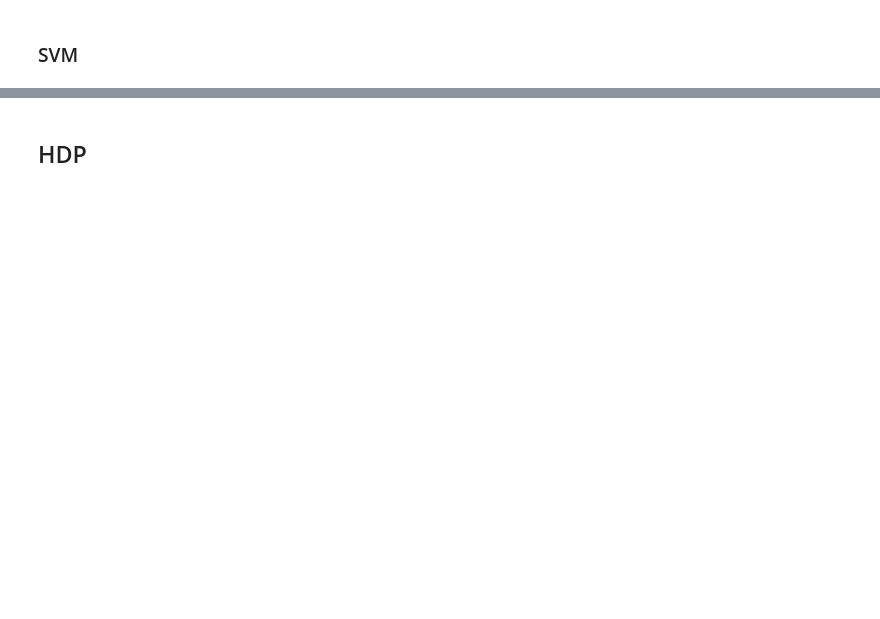
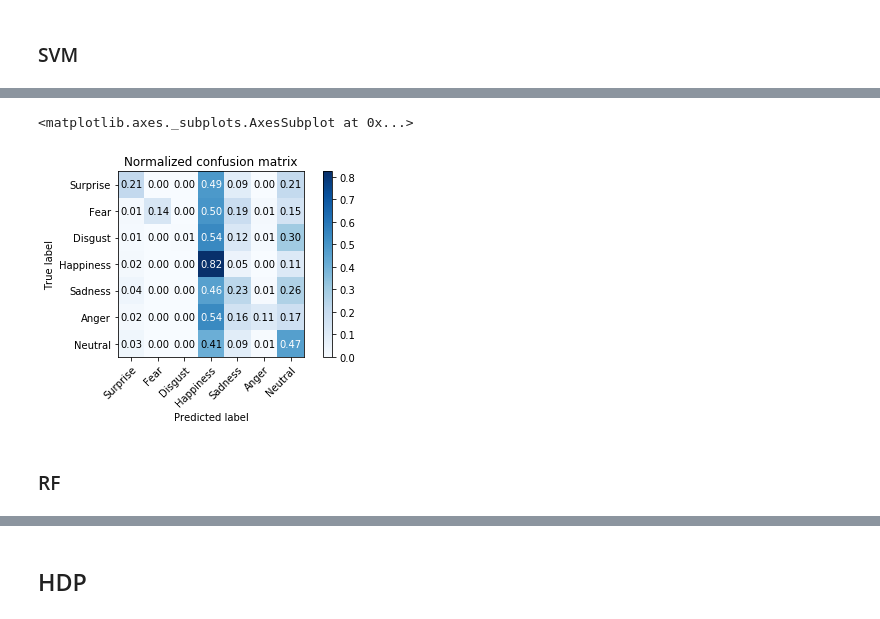
Before and after one commit to thanhhungqb/AI-theory, a Jupyter notebook: classifier.ipynb, the cells around one changed output, grey strips where cells are left out. Saved outputs shown, nothing was run; the diff lists cells and outputs as text; code cells hidden in the pictures; blank space fills up the shorter version.

```diff
--- a/classifier.ipynb
+++ b/classifier.ipynb
@@ -91,0 +99,7 @@ predicted = clf1.predict(X_test_tf)
+# %%
+plot_confusion_matrix(test_targets, predicted, classes, normalize=True)
+# %% [output]
+<matplotlib.axes._subplots.AxesSubplot at 0x...>
+[figure, added]
+# %% [markdown]
+### RF
```
Also changed, not shown: parts of 75 cells of this notebook, 1 other file.
